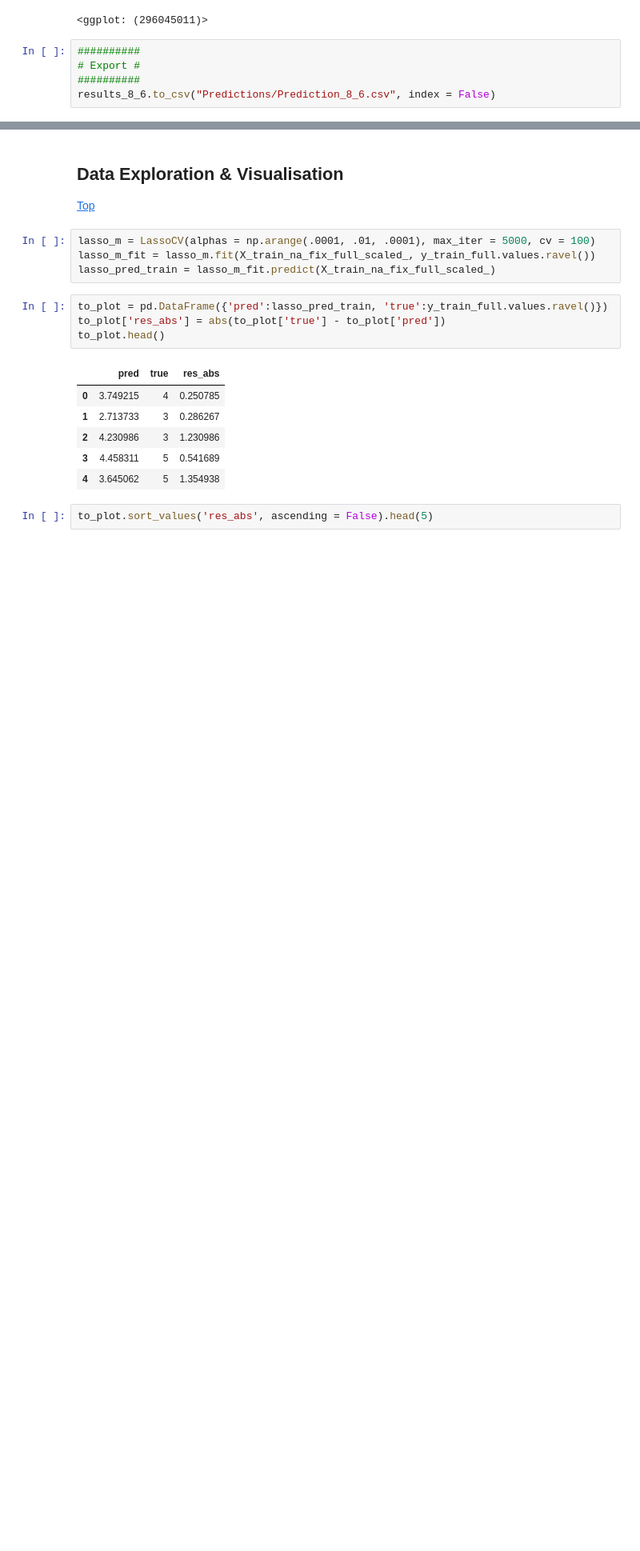
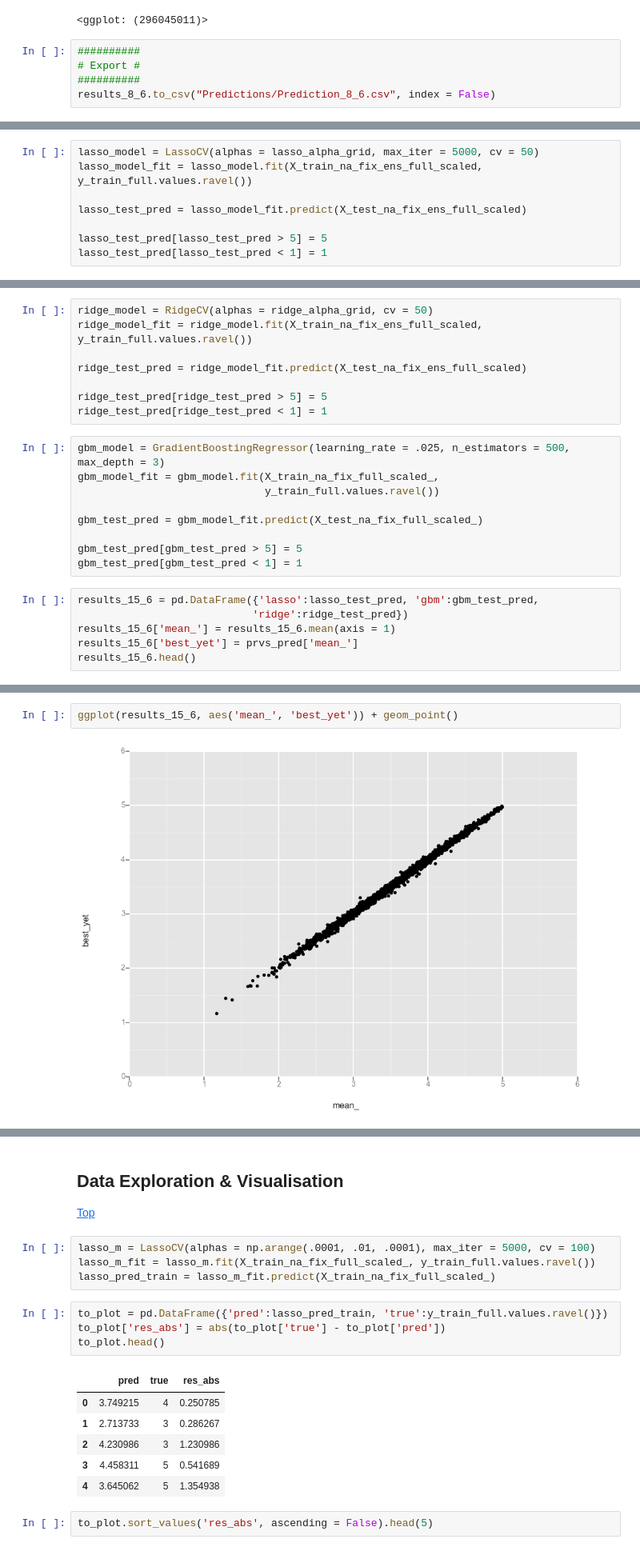
Before and after one commit to AvivNavon/Netflix-Prize, a Jupyter notebook: Netflix_Prize.ipynb, the cells around one changed output, grey strips where cells are left out. Shown at 80% size. Cells and saved outputs as stored; diff of their text form; blank space fills up the shorter version.

```diff
--- a/Netflix_Prize.ipynb
+++ b/Netflix_Prize.ipynb
@@ -1518,0 +1670,8 @@ results_8_6.to_csv("Predictions/Prediction_8_6.csv", index = False)
+# %%
+lasso_model = LassoCV(alphas = lasso_alpha_grid, max_iter = 5000, cv = 50)
+lasso_model_fit = lasso_model.fit(X_train_na_fix_ens_full_scaled, y_train_full.values.ravel())
+
+lasso_test_pred = lasso_model_fit.predict(X_test_na_fix_ens_full_scaled)
+
+lasso_test_pred[lasso_test_pred > 5] = 5
+lasso_test_pred[lasso_test_pred < 1] = 1
@@ -1518,0 +1694,23 @@ results_8_6.to_csv("Predictions/Prediction_8_6.csv", index = False)
+# %%
+ridge_model = RidgeCV(alphas = ridge_alpha_grid, cv = 50)
+ridge_model_fit = ridge_model.fit(X_train_na_fix_ens_full_scaled, y_train_full.values.ravel())
+
+ridge_test_pred = ridge_model_fit.predict(X_test_na_fix_ens_full_scaled)
+
+ridge_test_pred[ridge_test_pred > 5] = 5
+ridge_test_pred[ridge_test_pred < 1] = 1
+# %%
+gbm_model = GradientBoostingRegressor(learning_rate = .025, n_estimators = 500, max_depth = 3)
+gbm_model_fit = gbm_model.fit(X_train_na_fix_full_scaled_,
+                              y_train_full.values.ravel())
+
+gbm_test_pred = gbm_model_fit.predict(X_test_na_fix_full_scaled_)
+
+gbm_test_pred[gbm_test_pred > 5] = 5
+gbm_test_pred[gbm_test_pred < 1] = 1
+# %%
+results_15_6 = pd.DataFrame({'lasso':lasso_test_pred, 'gbm':gbm_test_pred,
+                            'ridge':ridge_test_pred})
+results_15_6['mean_'] = results_15_6.mean(axis = 1)
+results_15_6['best_yet'] = prvs_pred['mean_']
+results_15_6.head()
@@ -1518,0 +1733,4 @@ results_8_6.to_csv("Predictions/Prediction_8_6.csv", index = False)
+# %%
+ggplot(results_15_6, aes('mean_', 'best_yet')) + geom_point()
+# %% [output]
+[figure, added]
```
Also changed, not shown: parts of 64 cells of this notebook, 2 other files.
